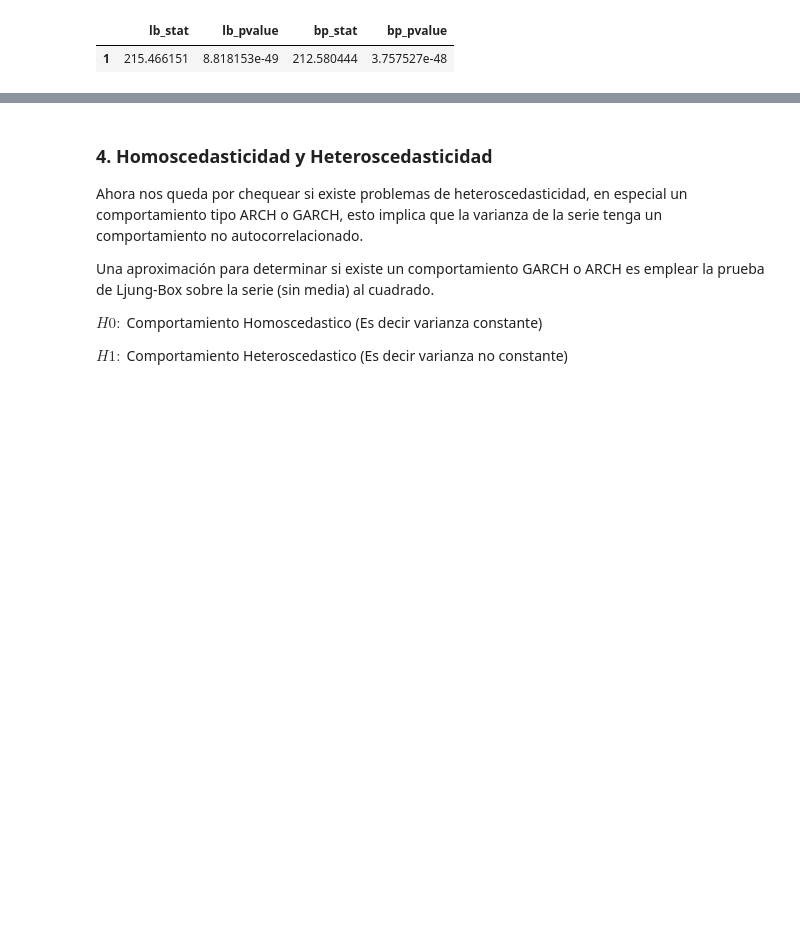
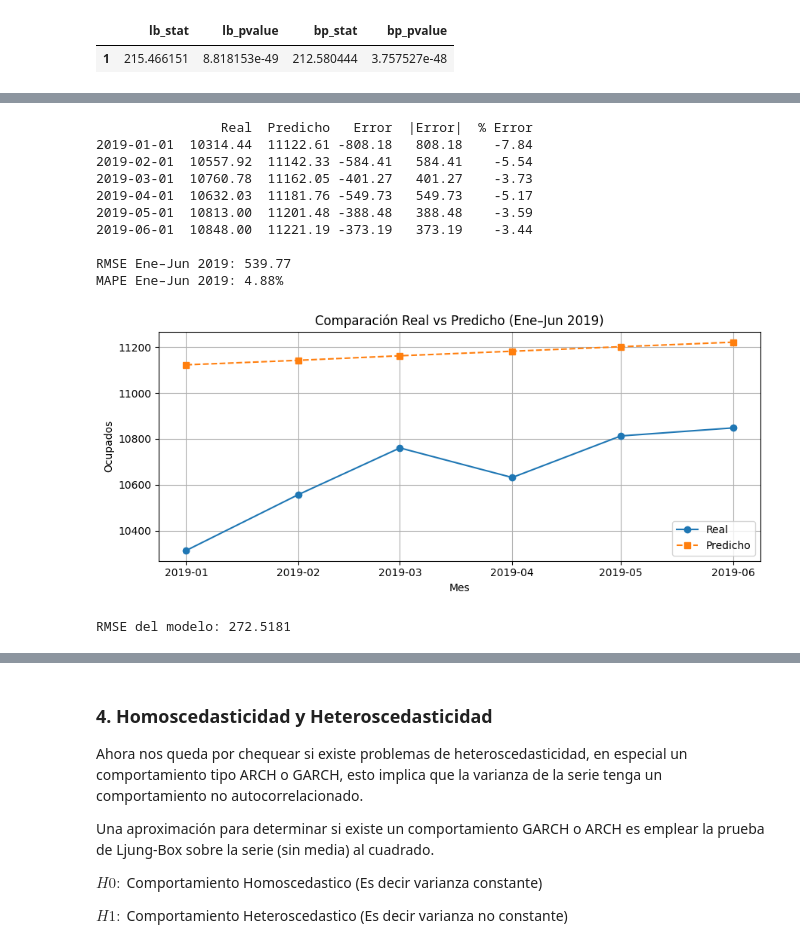
Before and after one commit to JulianEspinosaUrresti/ProyectoI-MIAA-2025, a Jupyter notebook: Taller_2_AAIII.ipynb, the cells around one changed output, grey strips where cells are left out. Drawn from its saved outputs; the diff is of its cells as text; code cells hidden in the pictures; blank space fills up the shorter version.

```diff
--- a/Taller_2_AAIII.ipynb
+++ b/Taller_2_AAIII.ipynb
@@ -93,0 +274,69 @@ Resul_lb_bp
+# %%
+import numpy as np
+import pandas as pd
+from sklearn.metrics import mean_squared_error
+import matplotlib.pyplot as plt
+
+# --- Rango objetivo: Ene–Jun 2019 ---
+target_idx = pd.date_range('2019-01-01', periods=6, freq='MS')
+
+# Asegura que tus pronósticos (preds) estén fechados en Ene–Jun 2019
+# (omítelo si ya lo hiciste antes)
+preds = preds.copy()
+preds.index = target_idx   # <-- si tus preds son exactamente 6 filas
+
+# Extrae reales y pronosticados
+y_real = data.loc[target_idx, 'Ocupados']
+y_pred = preds.loc[target_idx, 'Point_forecast']
+
+# Alinea por intersección por si faltara algún mes
+common = y_real.index.intersection(y_pred.index)
+y_real = y_real.loc[common]
+y_pred = y_pred.loc[common]
+
+# --- Tabla comparativa ---
+cmp = pd.DataFrame({
+    'Real': y_real,
+    'Predicho': y_pred
+}, index=common)
+
+cmp['Error'] = cmp['Real'] - cmp['Predicho']
+cmp['|Error|'] = cmp['Error'].abs()
+cmp['% Error'] = 100 * cmp['Error'] / cmp['Real']
+
+# Métricas
+rmse = np.sqrt(mean_squared_error(cmp['Real'], cmp['Predicho']))
+mape = (cmp['|Error|'] / cmp['Real']).mean() * 100
+
+print(cmp.round(2))
+print(f"\nRMSE Ene–Jun 2019: {rmse:.2f}")
+print(f"MAPE Ene–Jun 2019: {mape:.2f}%")
+
+# --- Gráfico rápido de comparación ---
+plt.figure(figsize=(9,4))
+plt.plot(cmp.index, cmp['Real'], marker='o', label='Real')
+plt.plot(cmp.index, cmp['Predicho'], marker='s', linestyle='--', label='Predicho')
+plt.title('Comparación Real vs Predicho (Ene–Jun 2019)')
+plt.xlabel('Mes'); plt.ylabel('Ocupados'); plt.grid(True); plt.legend()
+plt.tight_layout(); plt.show()
+# %% [output]
+                Real  Predicho   Error  |Error|  % Error
+2019-01-01  10314.44  11122.61 -808.18   808.18    -7.84
+2019-02-01  10557.92  11142.33 -584.41   584.41    -5.54
+2019-03-01  10760.78  11162.05 -401.27   401.27    -3.73
+2019-04-01  10632.03  11181.76 -549.73   549.73    -5.17
+2019-05-01  10813.00  11201.48 -388.48   388.48    -3.59
+2019-06-01  10848.00  11221.19 -373.19   373.19    -3.44
+
+RMSE Ene–Jun 2019: 539.77
+MAPE Ene–Jun 2019: 4.88%
+[figure, added]
+# %%
+y_real = y
+y_prd = lin_t.fittedvalues
+
+# Cálculo del RMSE
+rmse = np.sqrt(mean_squared_error(y_real, y_prd))
+print(f"RMSE del modelo: {rmse:.4f}")
+# %% [output]
+RMSE del modelo: 272.5181
```
Also changed, not shown: parts of 39 cells of this notebook.
